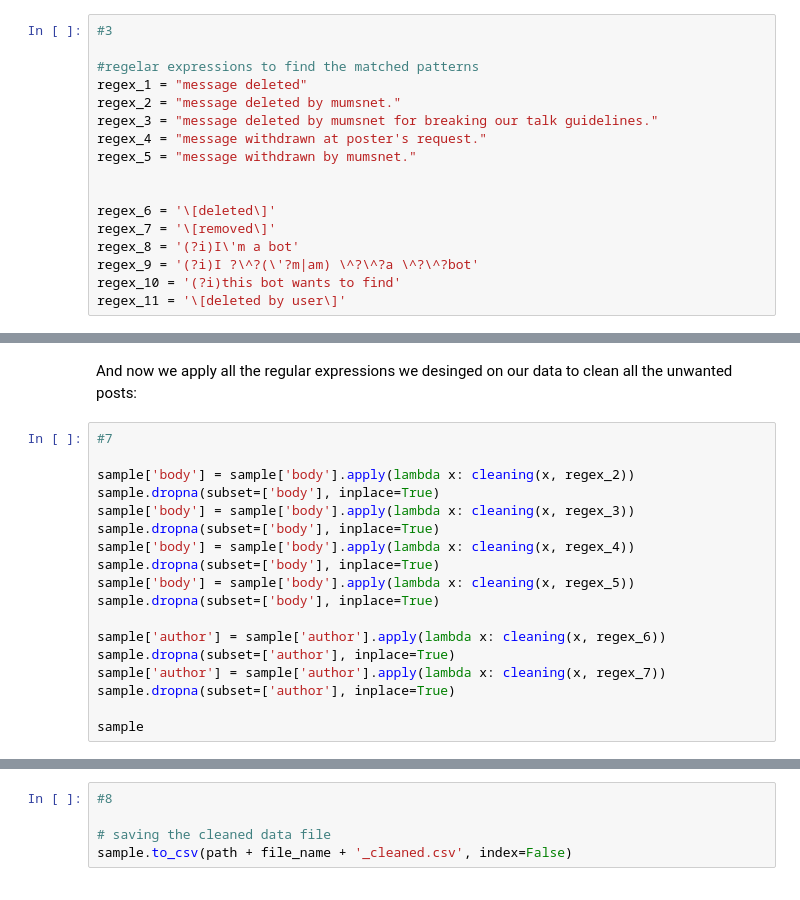
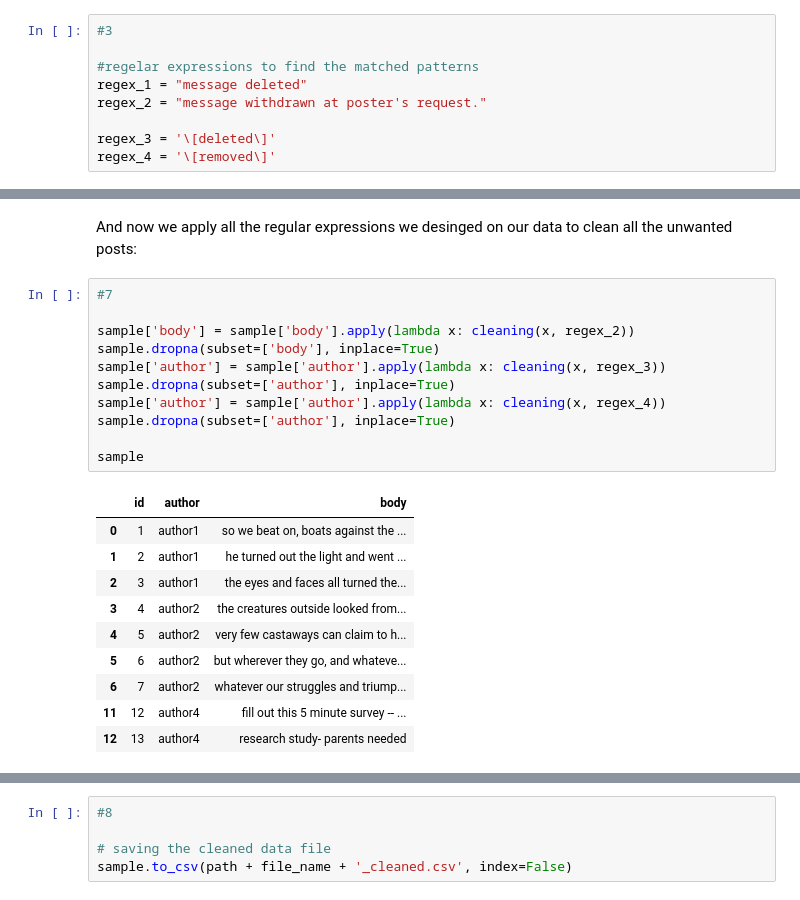
Before and after one commit to Identity-lab/Understanding_Group_Membership_from_Language-Use_IC2S2_Tutorial, a Jupyter notebook: Tutorial_data_prepration.ipynb, the cells around one changed output, grey strips where cells are left out. Cells and saved outputs as stored; diff of their text form.

```diff
--- a/Tutorial_data_prepration.ipynb
+++ b/Tutorial_data_prepration.ipynb
@@ -81,18 +99,10 @@ For this, we design some regular experessions to capture these patterns inside t
 
 #regelar expressions to find the matched patterns
 regex_1 = "message deleted"
-regex_2 = "message deleted by mumsnet."
-regex_3 = "message deleted by mumsnet for breaking our talk guidelines."
-regex_4 = "message withdrawn at poster's request."
-regex_5 = "message withdrawn by mumsnet."
+regex_2 = "message withdrawn at poster's request."
 
-
-regex_6 = '\[deleted\]'
-regex_7 = '\[removed\]'
-regex_8 = '(?i)I\'m a bot'
-regex_9 = '(?i)I ?\^?(\'?m|am) \^?\^?a \^?\^?bot'
-regex_10 = '(?i)this bot wants to find'
-regex_11 = '\[deleted by user\]'
+regex_3 = '\[deleted\]'
+regex_4 = '\[removed\]'
 # %%
 #4
 
@@ -124,18 +163,22 @@ And now we apply all the regular expressions we desinged on our data to clean al
 # %%
 #7
 
 sample['body'] = sample['body'].apply(lambda x: cleaning(x, regex_2))
 sample.dropna(subset=['body'], inplace=True)
-sample['body'] = sample['body'].apply(lambda x: cleaning(x, regex_3))
-sample.dropna(subset=['body'], inplace=True)
-sample['body'] = sample['body'].apply(lambda x: cleaning(x, regex_4))
-sample.dropna(subset=['body'], inplace=True)
-sample['body'] = sample['body'].apply(lambda x: cleaning(x, regex_5))
-sample.dropna(subset=['body'], inplace=True)
-
-sample['author'] = sample['author'].apply(lambda x: cleaning(x, regex_6))
+sample['author'] = sample['author'].apply(lambda x: cleaning(x, regex_3))
 sample.dropna(subset=['author'], inplace=True)
-sample['author'] = sample['author'].apply(lambda x: cleaning(x, regex_7))
+sample['author'] = sample['author'].apply(lambda x: cleaning(x, regex_4))
 sample.dropna(subset=['author'], inplace=True)
 
 sample
+# %% [output]
+|  | id | author | body |
+| 0 | 1 | author1 | so we beat on, boats against the ... |
+| 1 | 2 | author1 | he turned out the light and went ... |
+| 2 | 3 | author1 | the eyes and faces all turned the... |
+| 3 | 4 | author2 | the creatures outside looked from... |
+| 4 | 5 | author2 | very few castaways can claim to h... |
+| 5 | 6 | author2 | but wherever they go, and whateve... |
+| 6 | 7 | author2 | whatever our struggles and triump... |
+| 11 | 12 | author4 | fill out this 5 minute survey -- ... |
+| 12 | 13 | author4 | research study- parents needed |
```
Also changed, not shown: parts of 10 cells of this notebook, 1 other file.
